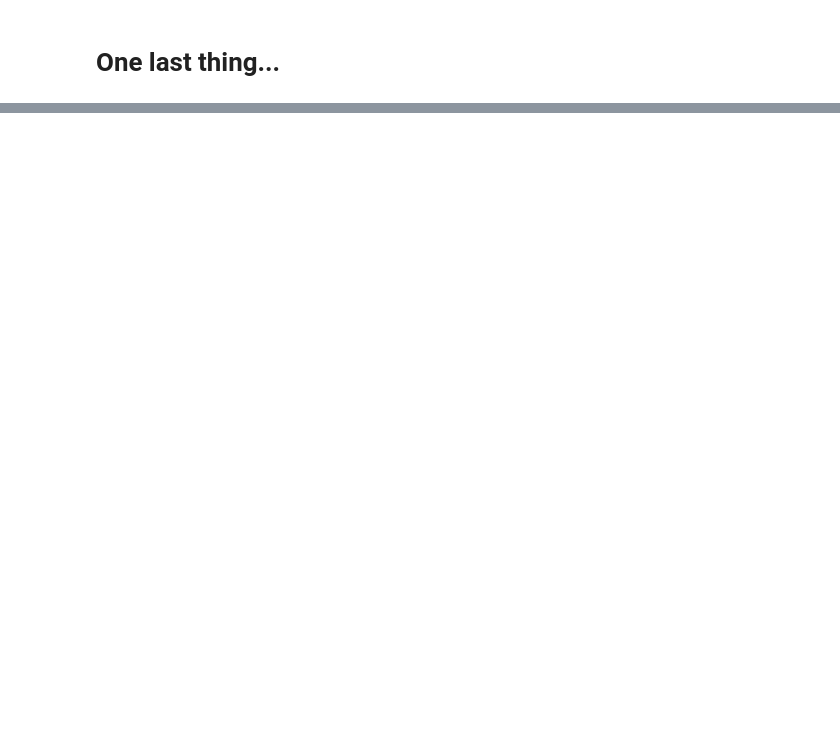
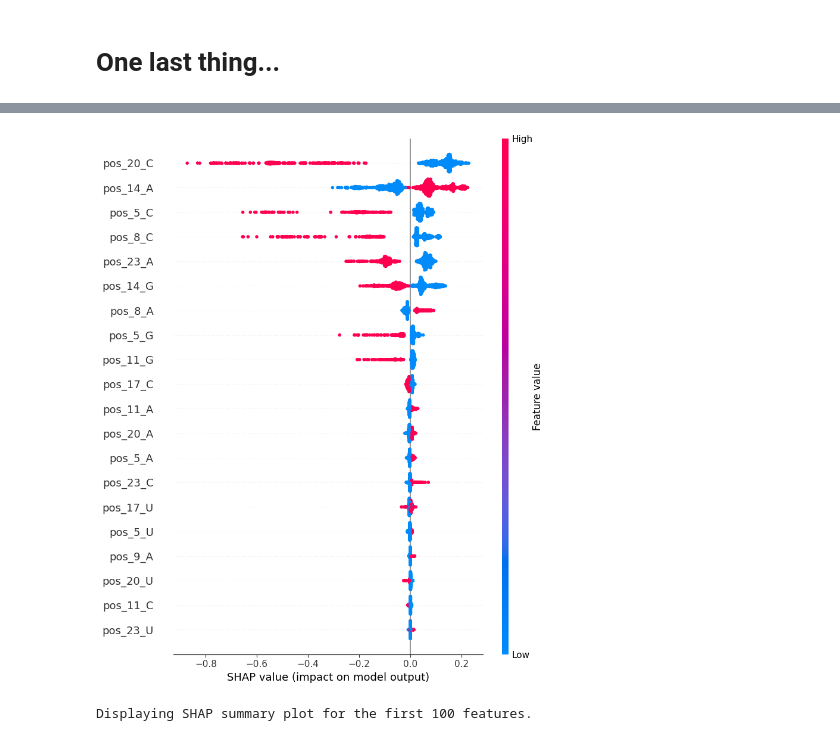
Before and after one commit to jonglees/Codon-optimisation-practical, a Jupyter notebook: rf_optimise.ipynb, the cells around one changed output, grey strips where cells are left out. Cells and saved outputs as stored; diff of their text form; code cells hidden in the pictures; blank space fills up the shorter version.

```diff
--- a/rf_optimise.ipynb
+++ b/rf_optimise.ipynb
@@ -198,0 +243,43 @@ sns.scatterplot(x=dna_positions, y=importance_scores)
+# %%
+import shap
+import numpy as np
+
+# Assuming 'model' is your trained RandomForestRegressor from previous steps
+# and 'X_train' is your one-hot encoded training data.
+
+# Create a SHAP TreeExplainer
+explainer = shap.TreeExplainer(model)
+X_sample = X_train
+
+shap_values = explainer.shap_values(X_sample)
+
+# Plot the SHAP summary for the first 100 features
+# SHAP values are typically a list of arrays for multi-output models, but for regression it's usually a single array
+# If it's a list, we take the first element (assuming single regression output)
+if isinstance(shap_values, list):
+    shap_values = shap_values[0]
+
+# Ensure we don't try to plot more features than available
+num_features_to_plot = min(100, X_sample.shape[1])
+
+# Create dummy feature names for better interpretation (e.g., 'pos_0_A', 'pos_0_C', etc.)
+def get_feature_names(num_features):
+    names = []
+    nucleotides = ['A', 'C', 'G', 'U']
+    for i in range(num_features // 4):
+        for nt in nucleotides:
+            names.append(f'pos_{i}_{nt}')
+    return names
+
+feature_names = get_feature_names(X_train.shape[1])[:num_features_to_plot]
+
+# Create a DataFrame for SHAP values to include feature names for the plot
+shap_df = pd.DataFrame(shap_values[:, :num_features_to_plot], columns=feature_names)
+
+# Create a plot using shap.summary_plot
+shap.summary_plot(shap_values[:, :num_features_to_plot], X_sample[:, :num_features_to_plot], feature_names=feature_names)
+
+print(f"Displaying SHAP summary plot for the first {num_features_to_plot} features.")
+# %% [output]
+[figure, added]
+Displaying SHAP summary plot for the first 100 features.
```
Also changed, not shown: parts of 7 cells of this notebook.
